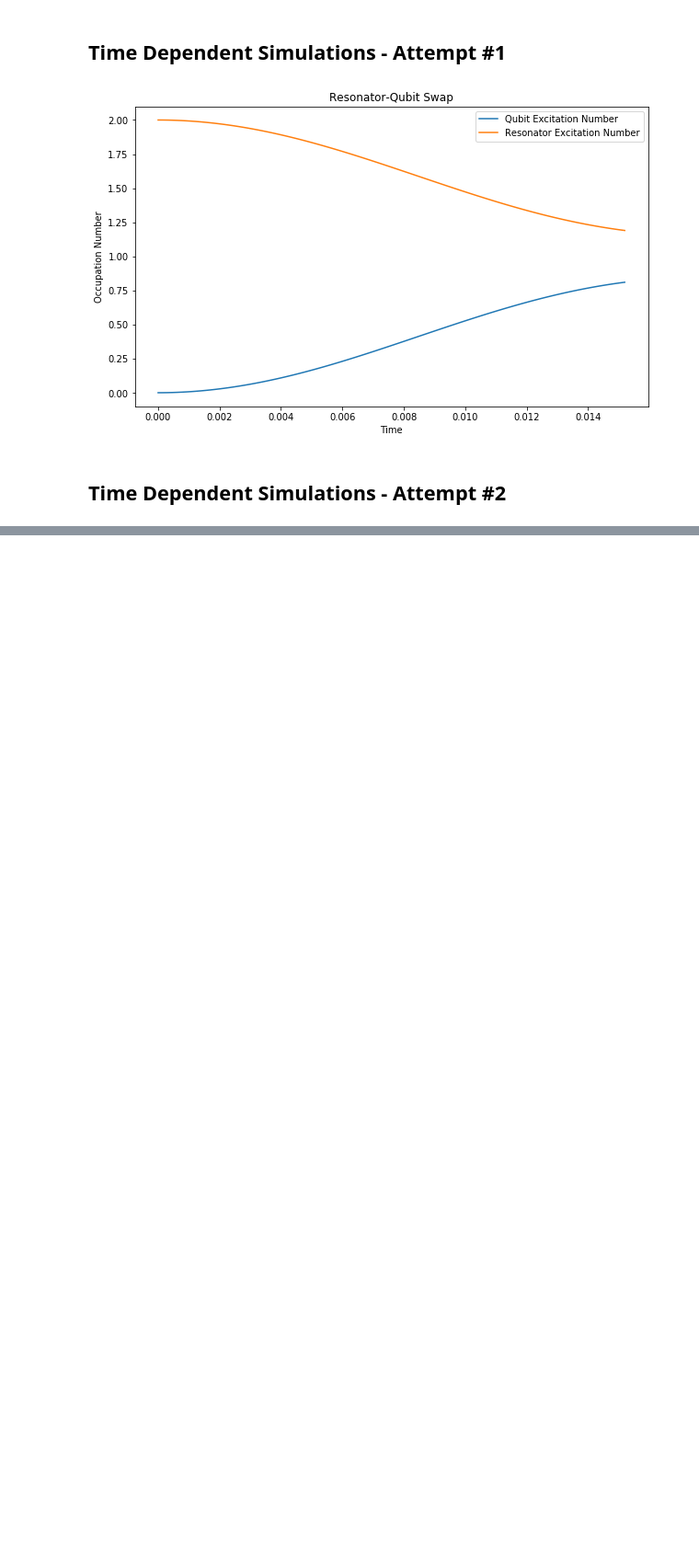
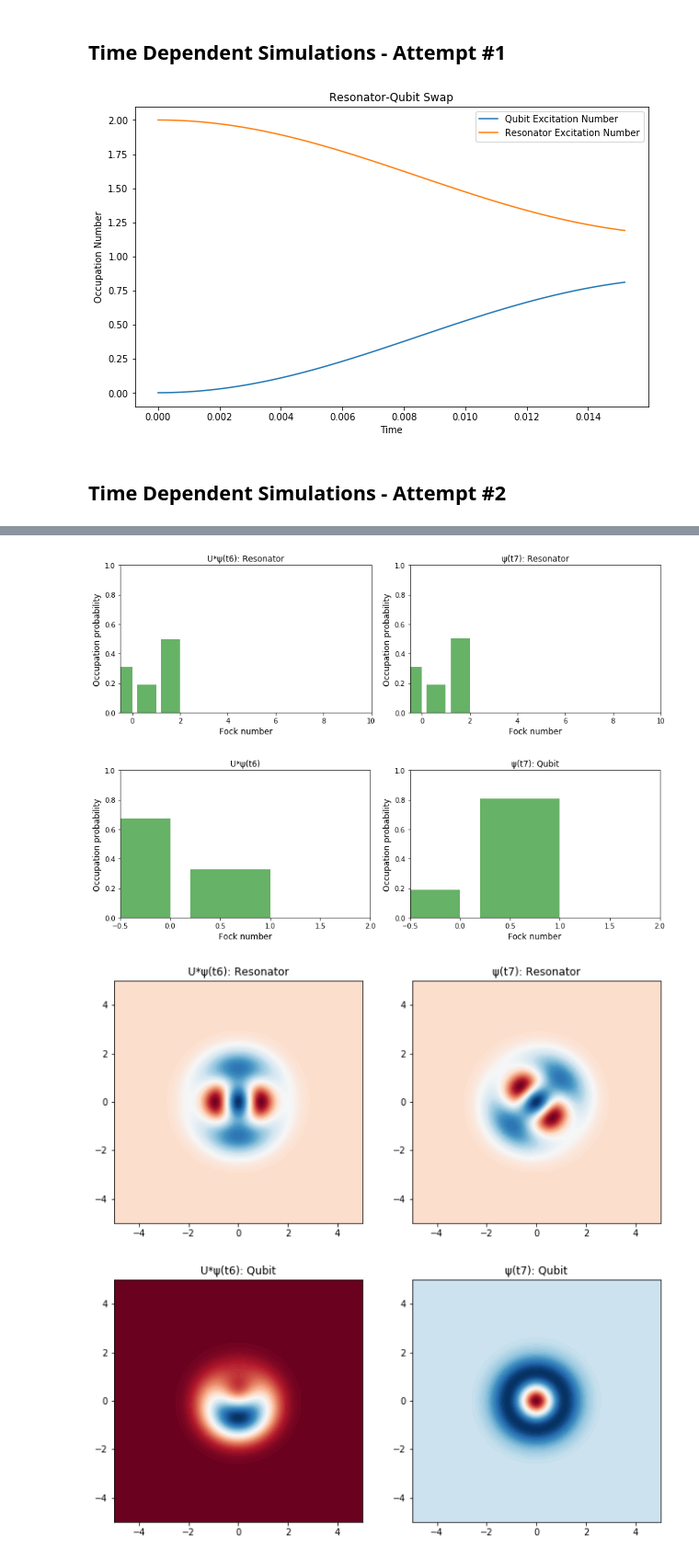
Before and after one commit to ateshian/quoptics, a Jupyter notebook: simulate-the-paper.ipynb, the cells around one changed output, grey strips where cells are left out. Shown at 92% size. Saved outputs shown, nothing was run; the diff lists cells and outputs as text; code cells hidden in the pictures; blank space fills up the shorter version.

```diff
--- a/simulate-the-paper.ipynb
+++ b/simulate-the-paper.ipynb
@@ -485,0 +613,51 @@ psif.tr()
+# %%
+psi7 = psi_t[7]
+psi6 = psi_t[6]
+
+dt = t[7]-t[6]
+# Hpulse = doff * sp * sm + 0.5 * omq * (sp * np.exp(-1j*doff*dt) + sm * np.exp(1j*doff*dt))
+H1 = 0.5 * omq * (sp + sm)
+H2 = doff * sp * sm
+# U = (-1j*Hpulse*(t[7]-t[6])).expm()
+U1 = (-1j*H1*dt).expm()
+U2 = (-1j*H2*dt).expm()
+# psi7exp = (U*psi6).unit()
+psi7exp = U2 * U1 * psi6
+
+xvec = np.linspace(-5,5,200)
+
+psi7exp_res = psi7exp.ptrace(1)
+psi7exp_qu = psi7exp.ptrace(0)
+psi7_res = psi7.ptrace(1)
+psi7_qu = psi7.ptrace(0)
+
+# basis state distributions
+fig, axes = plt.subplots(1, 2, figsize=(12,4))
+plot_fock_distribution(psi7exp_res, fig=fig, ax=axes[0], title="U*ψ(t6): Resonator");
+plot_fock_distribution(psi7_res, fig=fig, ax=axes[1], title="ψ(t7): Resonator");
+fig.tight_layout()
+plt.show()
+fig, axes = plt.subplots(1, 2, figsize=(12,4))
+plot_fock_distribution(psi7exp_qu, fig=fig, ax=axes[0], title="U*ψ(t6)");
+plot_fock_distribution(psi7_qu, fig=fig, ax=axes[1], title="ψ(t7): Qubit");
+fig.tight_layout()
+plt.show()
+
+fig, axes = plt.subplots(1, 2, figsize=(11,5))
+axes[0].contourf(xvec, xvec, wigner(psi7exp_res, xvec, xvec), 100, cmap=cm.RdBu)
+axes[0].set_title("U*ψ(t6): Resonator")
+axes[1].contourf(xvec, xvec, wigner(psi7_res, xvec, xvec), 100, cmap=cm.RdBu)
+axes[1].set_title("ψ(t7): Resonator")
+plt.show()
+
+fig, axes = plt.subplots(1, 2, figsize=(11,5))
+axes[0].contourf(xvec, xvec, wigner(psi7exp_qu, xvec, xvec), 100, cmap=cm.RdBu)
+axes[0].set_title("U*ψ(t6): Qubit")
+axes[1].contourf(xvec, xvec, wigner(psi7_qu, xvec, xvec), 100, cmap=cm.RdBu)
+axes[1].set_title("ψ(t7): Qubit")
+plt.show()
+# %% [output]
+[figure, added]
+[figure, added]
+[figure, added]
+[figure, added]
```
Also changed, not shown: parts of 10 cells of this notebook.
